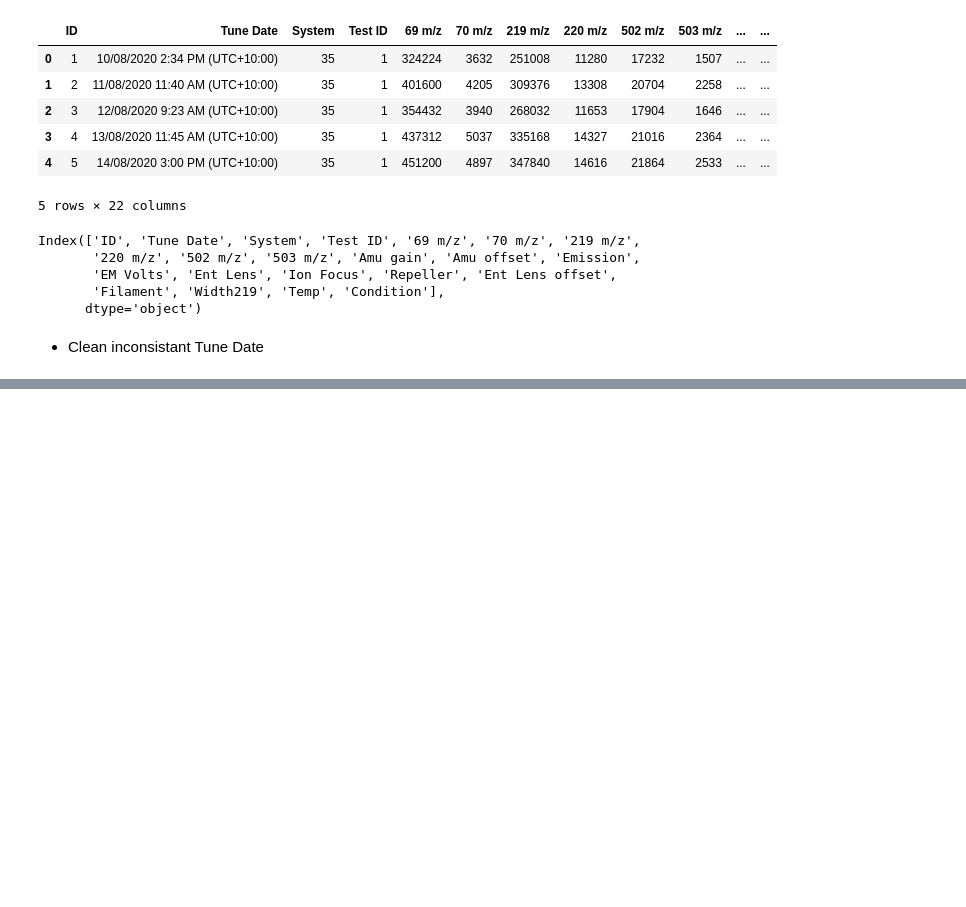
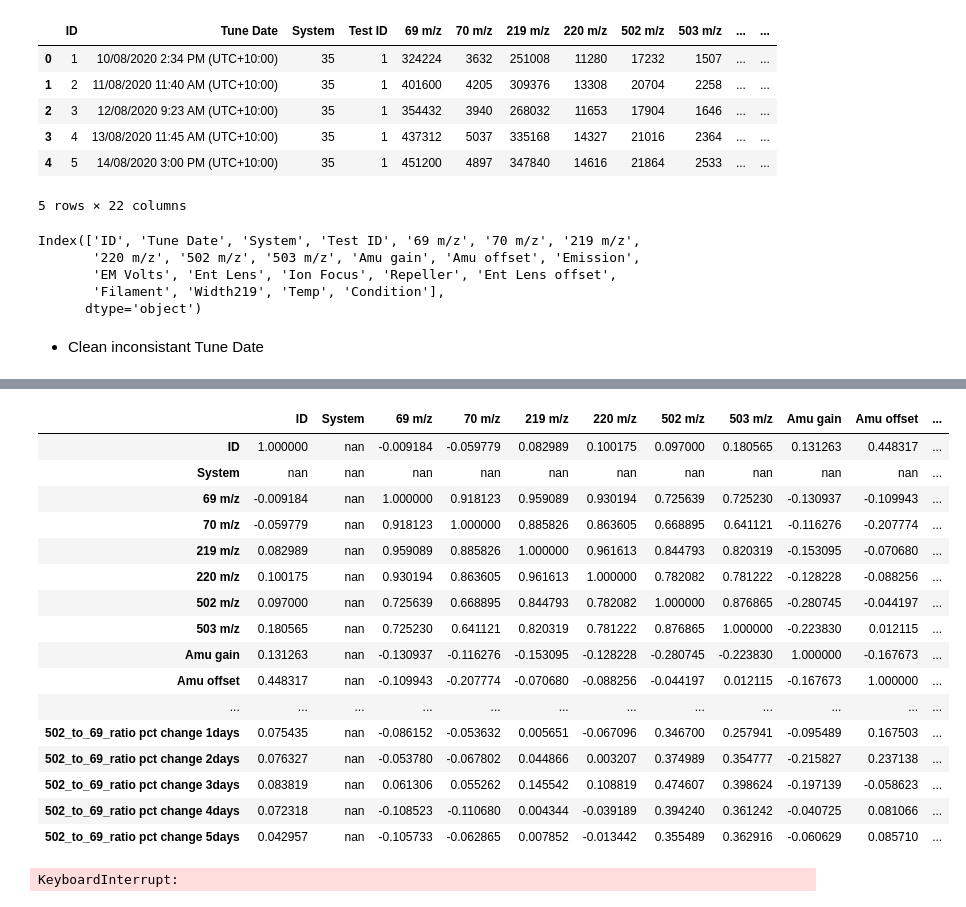
Before and after one commit to AchillesReaper/UTS-AI-Hackathon-2023, a Jupyter notebook: data_cleaning.ipynb, the cells around one changed output, grey strips where cells are left out. Cells and saved outputs as stored; diff of their text form; code cells hidden in the pictures; blank space fills up the shorter version.

```diff
--- a/data_cleaning.ipynb
+++ b/data_cleaning.ipynb
@@ -125,0 +164,33 @@ df.head()
+# %%
+# plot correlation matrix
+corr = df.corr()
+corr.style.background_gradient(cmap='coolwarm')
+# %% [output]
+|  | ID | System | 69 m/z | 70 m/z | 219 m/z | 220 m/z | 502 m/z | 503 m/z | Amu gain | Amu offset | ... |
+| ID | 1.000000 | nan | -0.009184 | -0.059779 | 0.082989 | 0.100175 | 0.097000 | 0.180565 | 0.131263 | 0.448317 | ... |
+| System | nan | nan | nan | nan | nan | nan | nan | nan | nan | nan | ... |
+| 69 m/z | -0.009184 | nan | 1.000000 | 0.918123 | 0.959089 | 0.930194 | 0.725639 | 0.725230 | -0.130937 | -0.109943 | ... |
+| 70 m/z | -0.059779 | nan | 0.918123 | 1.000000 | 0.885826 | 0.863605 | 0.668895 | 0.641121 | -0.116276 | -0.207774 | ... |
+| 219 m/z | 0.082989 | nan | 0.959089 | 0.885826 | 1.000000 | 0.961613 | 0.844793 | 0.820319 | -0.153095 | -0.070680 | ... |
+| 220 m/z | 0.100175 | nan | 0.930194 | 0.863605 | 0.961613 | 1.000000 | 0.782082 | 0.781222 | -0.128228 | -0.088256 | ... |
+| 502 m/z | 0.097000 | nan | 0.725639 | 0.668895 | 0.844793 | 0.782082 | 1.000000 | 0.876865 | -0.280745 | -0.044197 | ... |
+| 503 m/z | 0.180565 | nan | 0.725230 | 0.641121 | 0.820319 | 0.781222 | 0.876865 | 1.000000 | -0.223830 | 0.012115 | ... |
+| Amu gain | 0.131263 | nan | -0.130937 | -0.116276 | -0.153095 | -0.128228 | -0.280745 | -0.223830 | 1.000000 | -0.167673 | ... |
+| Amu offset | 0.448317 | nan | -0.109943 | -0.207774 | -0.070680 | -0.088256 | -0.044197 | 0.012115 | -0.167673 | 1.000000 | ... |
+| ... | ... | ... | ... | ... | ... | ... | ... | ... | ... | ... | ... |
+| 502_to_69_ratio pct change 1days | 0.075435 | nan | -0.086152 | -0.053632 | 0.005651 | -0.067096 | 0.346700 | 0.257941 | -0.095489 | 0.167503 | ... |
+| 502_to_69_ratio pct change 2days | 0.076327 | nan | -0.053780 | -0.067802 | 0.044866 | 0.003207 | 0.374989 | 0.354777 | -0.215827 | 0.237138 | ... |
+| 502_to_69_ratio pct change 3days | 0.083819 | nan | 0.061306 | 0.055262 | 0.145542 | 0.108819 | 0.474607 | 0.398624 | -0.197139 | -0.058623 | ... |
+| 502_to_69_ratio pct change 4days | 0.072318 | nan | -0.108523 | -0.110680 | 0.004344 | -0.039189 | 0.394240 | 0.361242 | -0.040725 | 0.081066 | ... |
+| 502_to_69_ratio pct change 5days | 0.042957 | nan | -0.105733 | -0.062865 | 0.007852 | -0.013442 | 0.355489 | 0.362916 | -0.060629 | 0.085710 | ... |
+# %%
+# importing packages
+import seaborn
+import matplotlib.pyplot as plt
+
+# pairplot with hue for condition
+seaborn.pairplot(df, hue ='Condition')
+# to show
+plt.show()
+# %% [output]
+KeyboardInterrupt:
```
Also changed, not shown: parts of 4 cells of this notebook.
